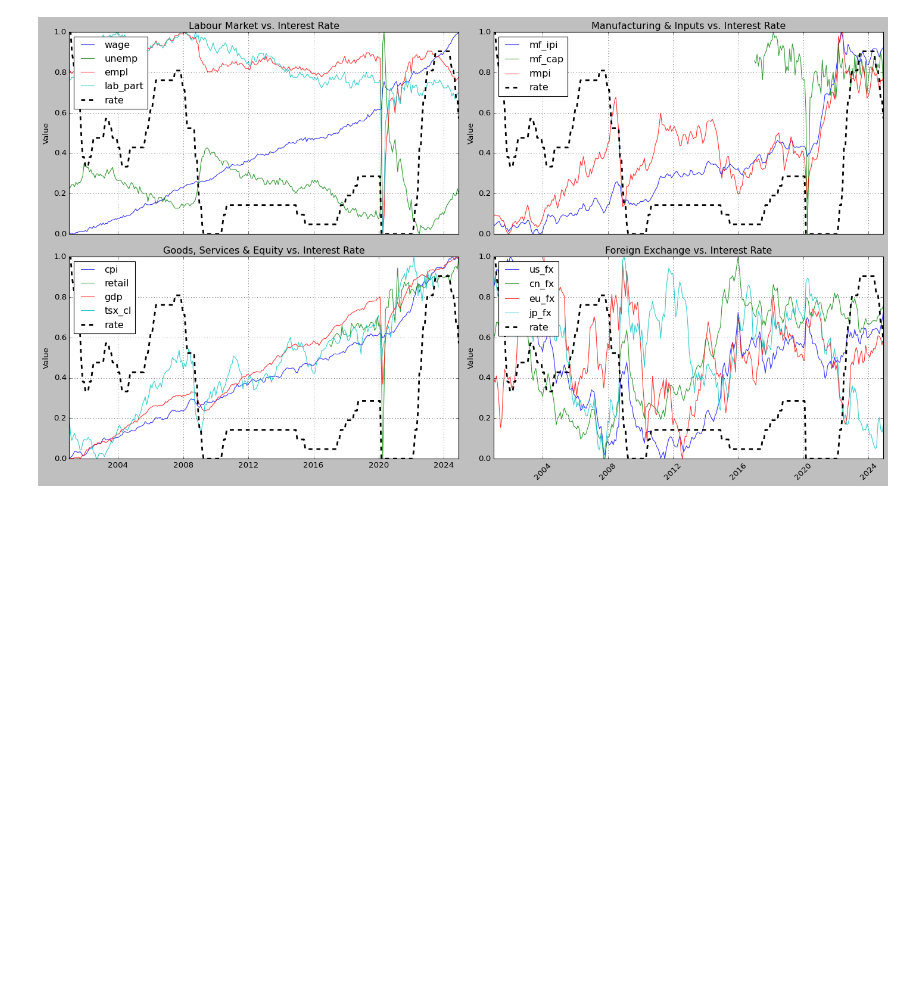
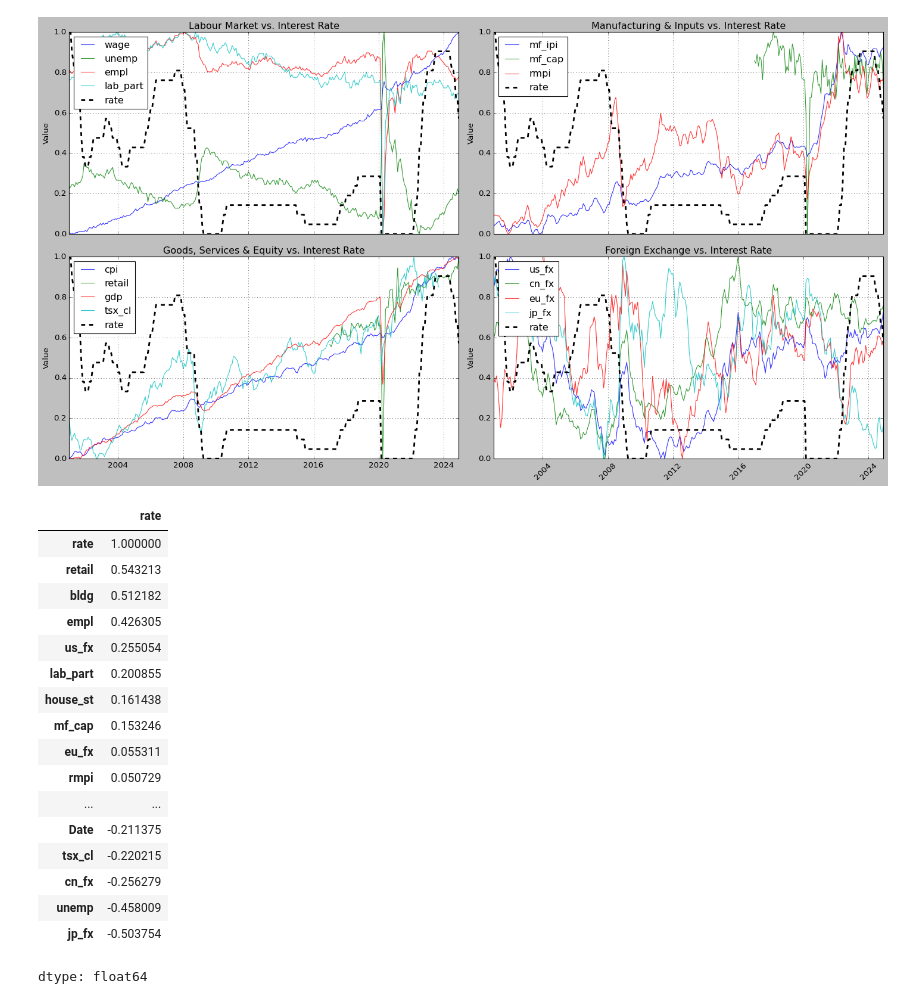
Before and after one commit to FleaBusyBeeBergs/dtsa5511-final-project, a Jupyter notebook: dtsa5511_final_project.ipynb, the cells around one changed output. Drawn from its saved outputs; the diff is of its cells as text; code cells hidden in the pictures; blank space fills up the shorter version.

```diff
--- a/dtsa5511_final_project.ipynb
+++ b/dtsa5511_final_project.ipynb
@@ -478,7 +513,7 @@ hist_fx.tail()
 | 191 | 0.1926 | 1.4060 | 0.01150 | 1.333565 | 2016-12-01 |
 # %%
 # Merge hist_fx into data on 'Date' using outer join
-data = pd.merge(data, hist_fx, on='Date', how='outer', suffixes=('', '_hist'))
+data = pd.merge(merged_data, hist_fx, on='Date', how='outer', suffixes=('', '_hist'))
 
 # For each fx column, fill missing values using the historical version
 fx_vars = ['us_fx', 'cn_fx', 'eu_fx', 'jp_fx']
@@ -488,6 +523,10 @@ for var in fx_vars:
     if hist_col in data.columns:
         data[var] = data[var].fillna(data[hist_col])
         data.drop(columns=hist_col, inplace=True)
+
+# Remove 'rate', 'announcement', and 'Date' columns
+data = data.drop(columns=['rate', 'announcement', 'Date'])
+
 data.head()
 # %% [output]
 |  | Date | wage | rmpi | cpi | house_st | bldg | retail | unemp | empl | lab_part | gdp | ... |
@@ -562,3 +601,26 @@ plt.tight_layout()
 plt.show()
 # %% [output]
 [figure]
+# %%
+correlation_matrix = data.corr()
+rate_correlation = correlation_matrix['rate'].sort_values(ascending=False)
+rate_correlation
+# %% [output]
+|  | rate |
+| rate | 1.000000 |
+| retail | 0.543213 |
+| bldg | 0.512182 |
+| empl | 0.426305 |
+| us_fx | 0.255054 |
+| lab_part | 0.200855 |
+| house_st | 0.161438 |
+| mf_cap | 0.153246 |
+| eu_fx | 0.055311 |
+| rmpi | 0.050729 |
+| ... | ... |
+| Date | -0.211375 |
+| tsx_cl | -0.220215 |
+| cn_fx | -0.256279 |
+| unemp | -0.458009 |
+| jp_fx | -0.503754 |
+dtype: float64
```
Also changed, not shown: parts of 4 cells of this notebook.
